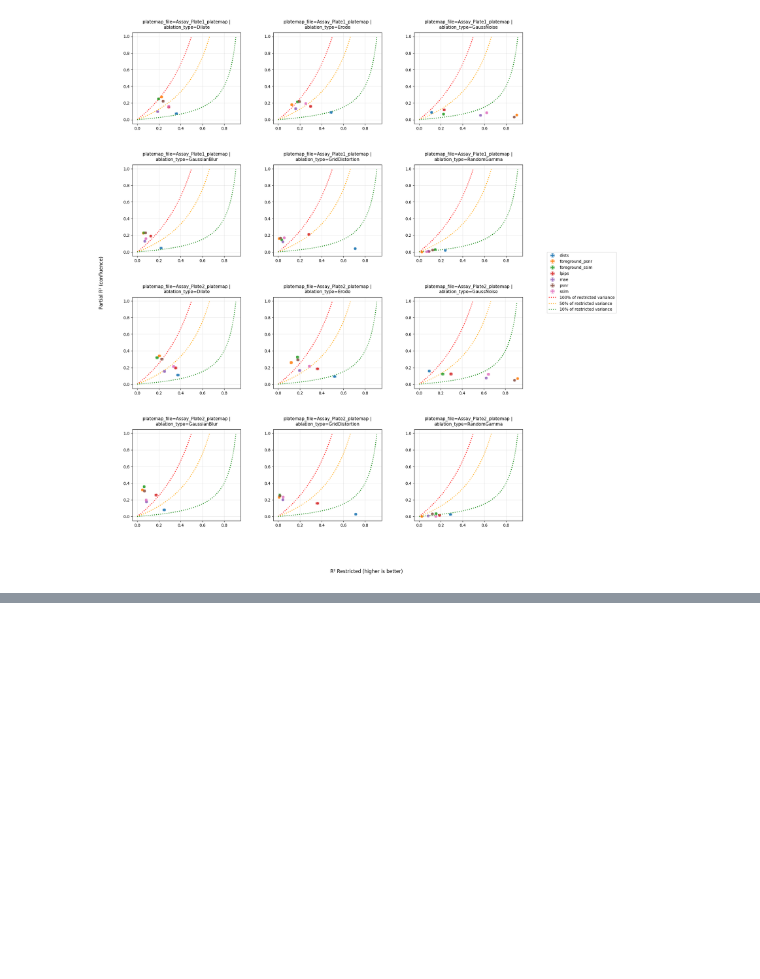
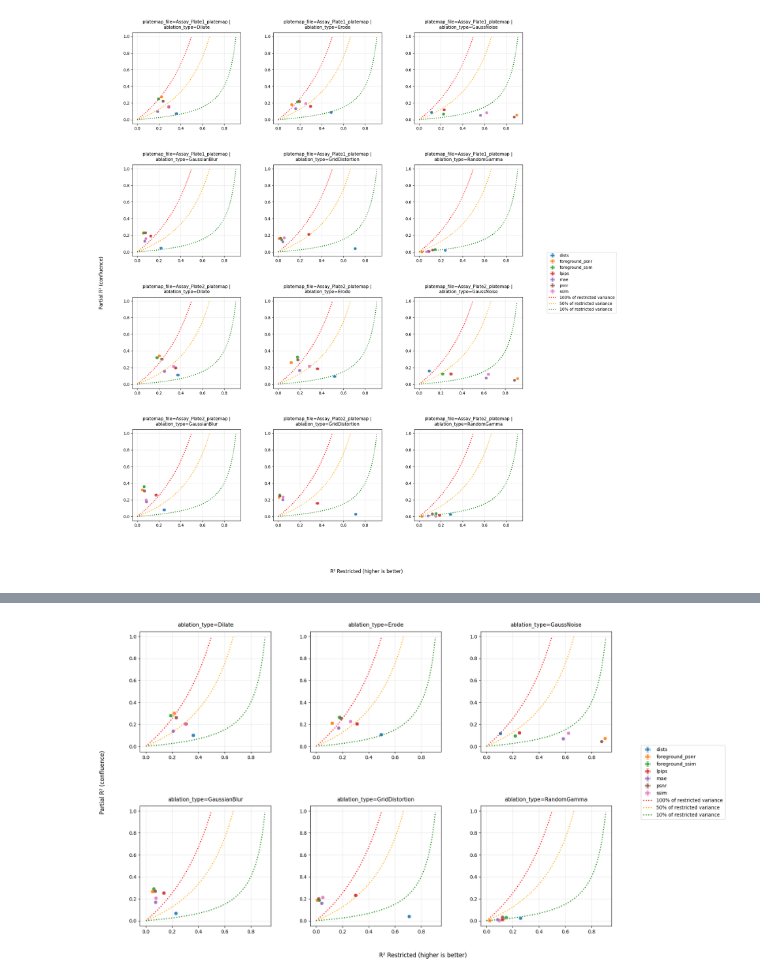
Before and after one commit to WayScience/pediatric_cancer_atlas_analysis, a Jupyter notebook: 2.metrics_ablation_analysis/2.3.metrics_analysis.ipynb, the cells around one changed output, grey strips where cells are left out. Drawn from its saved outputs; the diff is of its cells as text; code cells hidden in the pictures; blank space fills up the shorter version.

Commit message:
Use Polars for faster parquet part reading and add additional plate pooled regression for cell type. Updates pyproject to add polars.

```diff
--- a/2.metrics_ablation_analysis/2.3.metrics_analysis.ipynb
+++ b/2.metrics_ablation_analysis/2.3.metrics_analysis.ipynb
@@ -35,10 +37,7 @@ if not metrics_dir.exists():
 ## Read in the raw metric evaluation result
 Has the metric name, metric value plus filepaths to the pair of ablated images and its raw reference
 # %%
-dataset = pq.ParquetDataset(str(metrics_dir))
-
-table = dataset.read()
-df = table.to_pandas()
+df = pl.scan_parquet(str(metrics_dir / '*.parquet'), parallel="columns").collect().to_pandas()
 
 print(len(df))
 print(df.head())
@@ -329,0 +338,25 @@ plot_partial_r2_vs_r2(
+# %%
+colspec = ColumnSpec(
+    group_cols=("metric_name", "ablation_type"),
+    x2="cell_line", # categorical var
+    x2_categorical=True,
+    standardize_cols=("param_values",),
+    **regression_config
+)
+
+cfg = BootstrapConfig(
+    **bootstrap_config
+)
+
+boot_res = bootstrap_nested_regression(for_regression_c8000, colspec, cfg)
+boot_res.to_csv(results_dir / "boot_res_all_conf8000_nest_cell_line_pool_plate.csv", index=False)
+# %%
+plot_partial_r2_vs_r2(
+    boot_res=boot_res,
+    panel_cols=["ablation_type"],
+    save_path=pathlib.Path("plots/all_conf8000_nest_cell_pool_plate.png"),
+    show=True,
+    **visualization_config
+)
+# %% [output]
+[figure, added]
```
Also changed, not shown: parts of 8 cells of this notebook, 2 other files.
